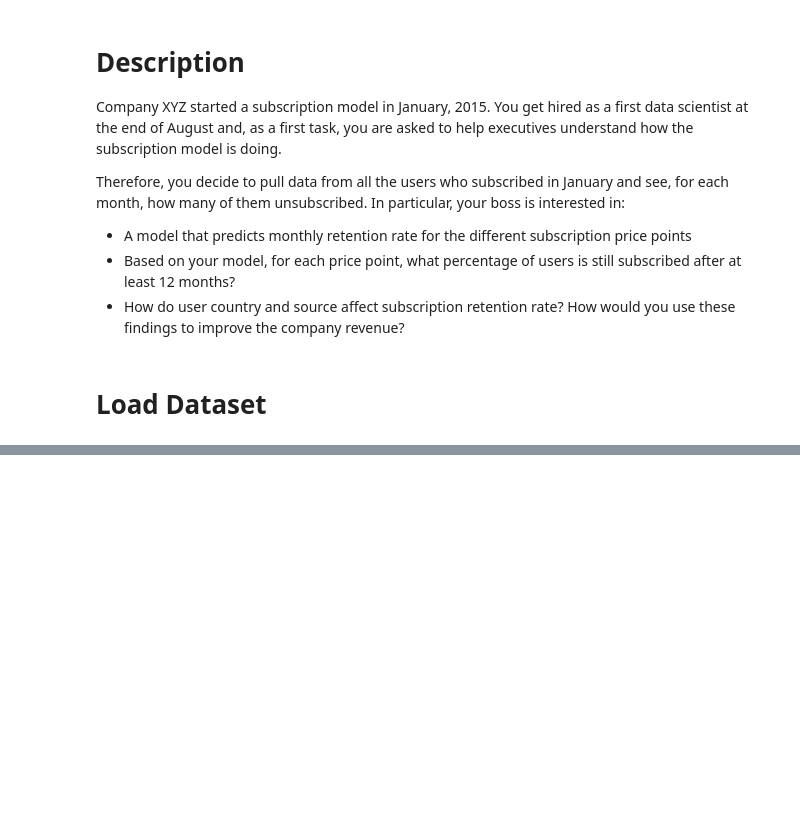
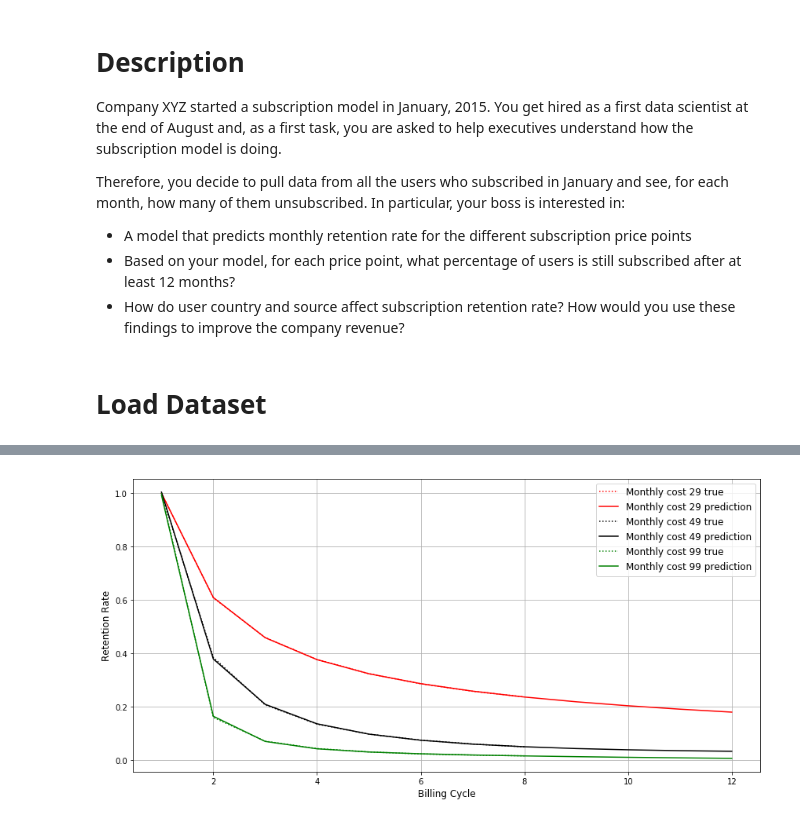
Before and after one commit to JifuZhao/DS-Take-Home, a Jupyter notebook: 19. Subscription Retention Rate.ipynb, the cells around one changed output, grey strips where cells are left out. Saved outputs shown, nothing was run; the diff lists cells and outputs as text; code cells hidden in the pictures; blank space fills up the shorter version.

```diff
--- a/19. Subscription Retention Rate.ipynb
+++ b/19. Subscription Retention Rate.ipynb
@@ -34,0 +112,9 @@ data.describe()
+# %%
+# Fit linear regression model
+model_29 = LinearRegression()
+model_49 = LinearRegression()
+model_99 = LinearRegression()
+
+model_29 = model_29.fit(features[['x', 'x2', 'logx']], np.log(features['y_29']))
+model_49 = model_49.fit(features[['x', 'x2', 'logx']], np.log(features['y_49']))
+model_99 = model_99.fit(features[['x', 'x2', 'logx']], np.log(features['y_99']))
@@ -34,0 +124,12 @@ data.describe()
+# %%
+# make prediction
+x = np.array([1, 2, 3, 4, 5, 6, 7, 8, 9, 10, 11, 12])
+x2 = x ** 2
+logx = np.log(x)
+
+pred = pd.DataFrame({'x': x, 'x2': x2, 'logx': logx}, columns=['x', 'x2', 'logx'])
+pred['pred_29'] = np.exp(model_29.predict(pred[['x', 'x2', 'logx']]))
+pred['pred_49'] = np.exp(model_49.predict(pred[['x', 'x2', 'logx']]))
+pred['pred_99'] = np.exp(model_99.predict(pred[['x', 'x2', 'logx']]))
+
+pred
@@ -34,0 +150,17 @@ data.describe()
+# %%
+# visualization
+fig, ax = plt.subplots(figsize=(12, 6))
+ax.plot(features['x'], features['y_29'], 'r:', label='Monthly cost 29 true')
+ax.plot(pred['x'], pred['pred_29'], 'r-', label='Monthly cost 29 prediction')
+ax.plot(features['x'], features['y_49'], 'k:', label='Monthly cost 49 true')
+ax.plot(pred['x'], pred['pred_49'], 'k-', label='Monthly cost 49 prediction')
+ax.plot(features['x'], features['y_99'], 'g:', label='Monthly cost 99 true')
+ax.plot(pred['x'], pred['pred_99'], 'g-', label='Monthly cost 99 prediction')
+ax.set_xlabel('Billing Cycle', fontsize=12)
+ax.set_ylabel('Retention Rate', fontsize=12)
+ax.legend(fontsize=12)
+ax.grid(True)
+plt.tight_layout()
+plt.show()
+# %% [output]
+[figure, added]
```
Also changed, not shown: parts of 20 cells of this notebook.
